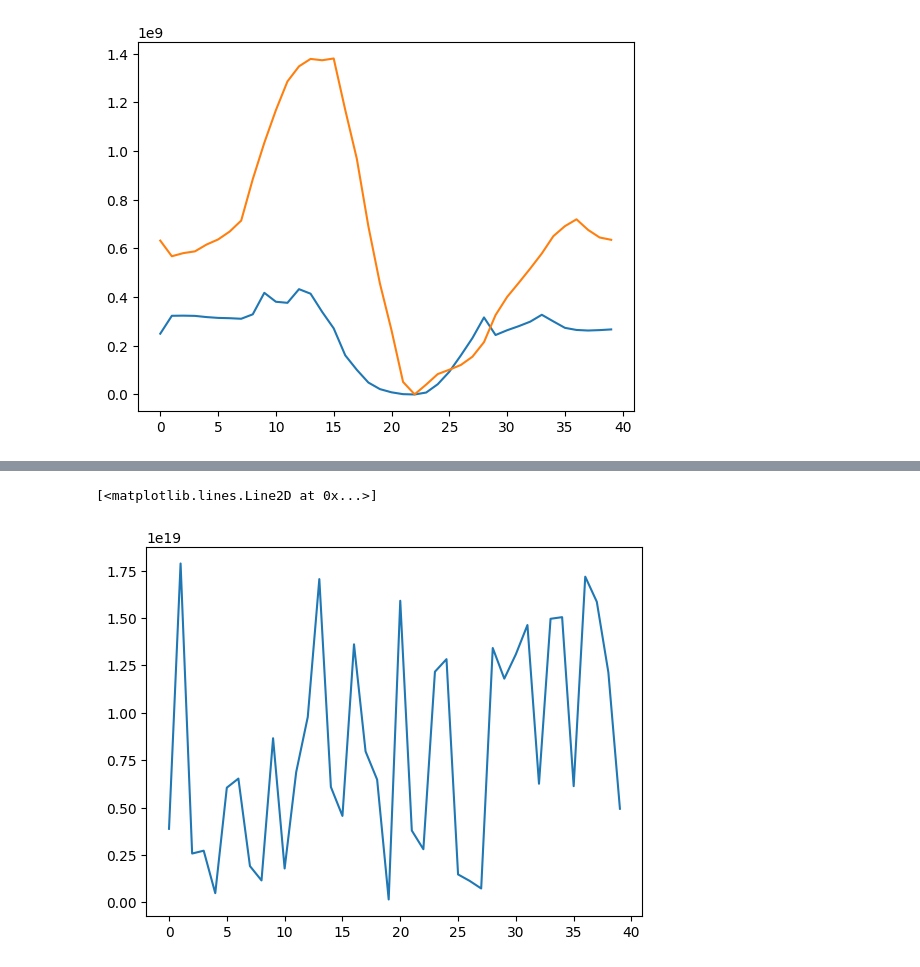
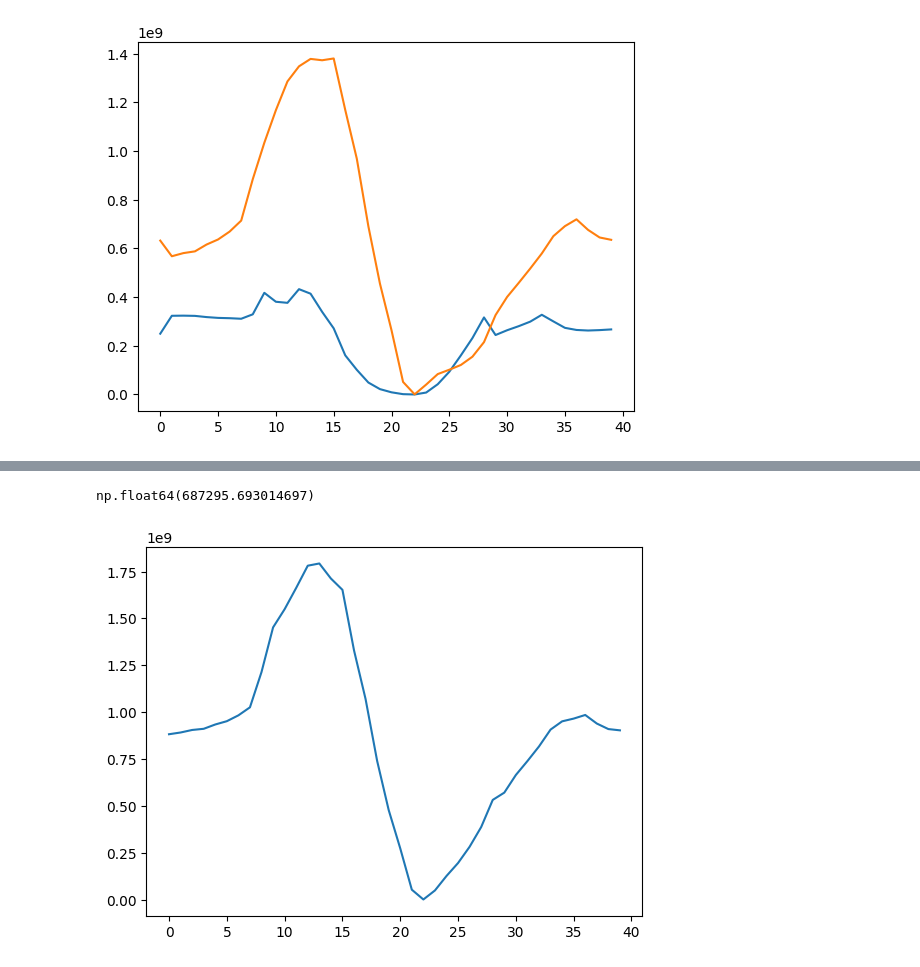
Before and after one commit to simonecoppola/led-autofocus, a Jupyter notebook: examples/testing_recall_surface.ipynb, the cells around one changed output, grey strips where cells are left out. Drawn from its saved outputs; the diff is of its cells as text; code cells hidden in the pictures.

```diff
--- a/examples/testing_recall_surface.ipynb
+++ b/examples/testing_recall_surface.ipynb
@@ -30,4 +30,7 @@ plt.show()
 # %%
 differences_x = all_profiles_x - locked_profile_x
 differences_y = all_profiles_y - locked_profile_y
+# %%
+mean_distance_squared_x = np.mean(np.power(differences_x, 2), axis=1)
+mean_distance_squared_y = np.mean(np.power(differences_y, 2), axis=1)
 # %%
@@ -58,5 +42,8 @@ array([ 3876897380990016576, 17884371470083950736,  2572872277639288132,
-# %%
-plt.plot(least_squares)
-# %% [output]
-[<matplotlib.lines.Line2D at 0x...>]
-[figure, removed]
+# %%
+# also plot the sum
+sum_of_differences = mean_distance_squared_x + mean_distance_squared_y
+plt.plot(sum_of_differences)
+np.min(sum_of_differences)
+# %% [output]
+np.float64(687295.693014697)
+[figure, added]
```
Also changed, not shown: parts of 3 cells of this notebook, 2 other files.
